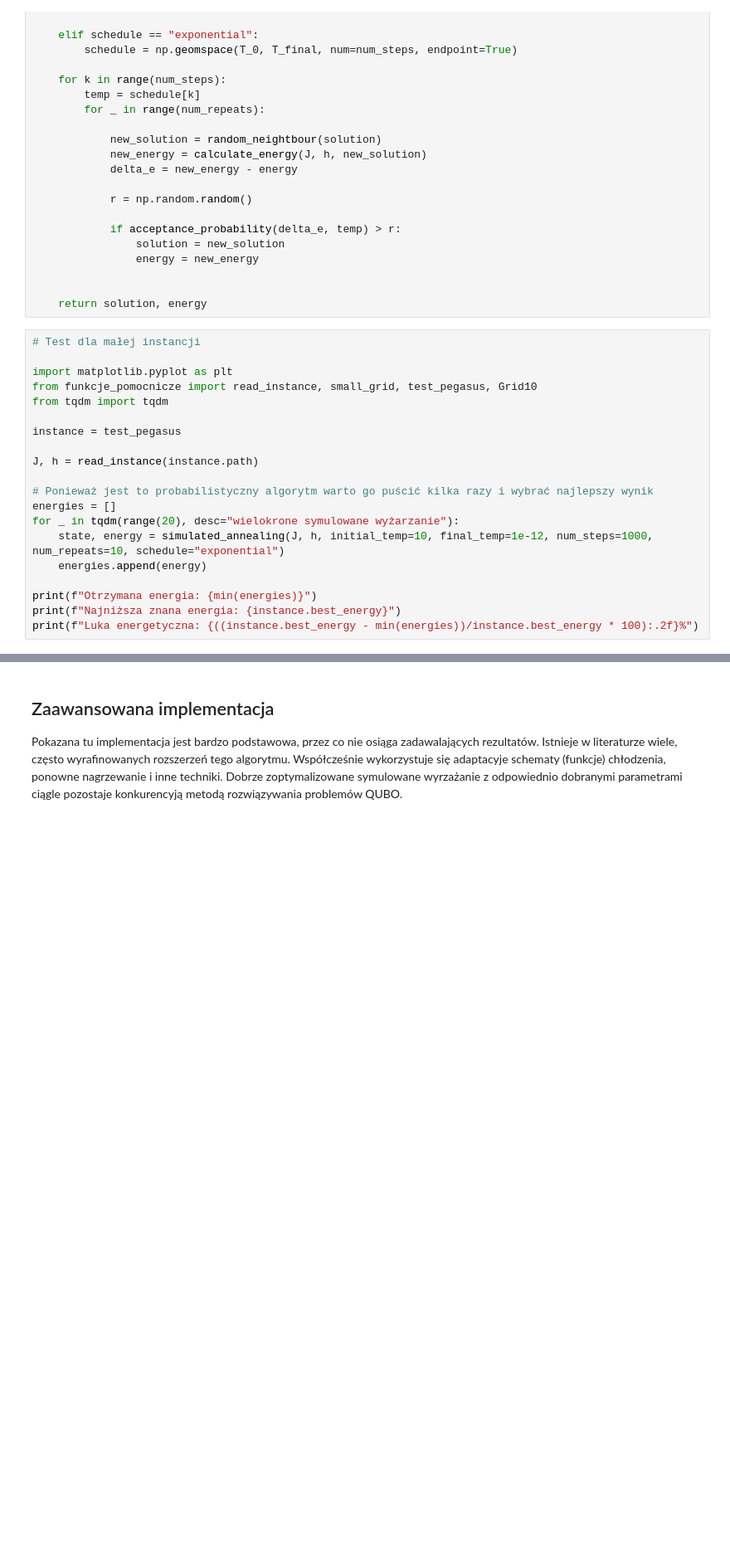
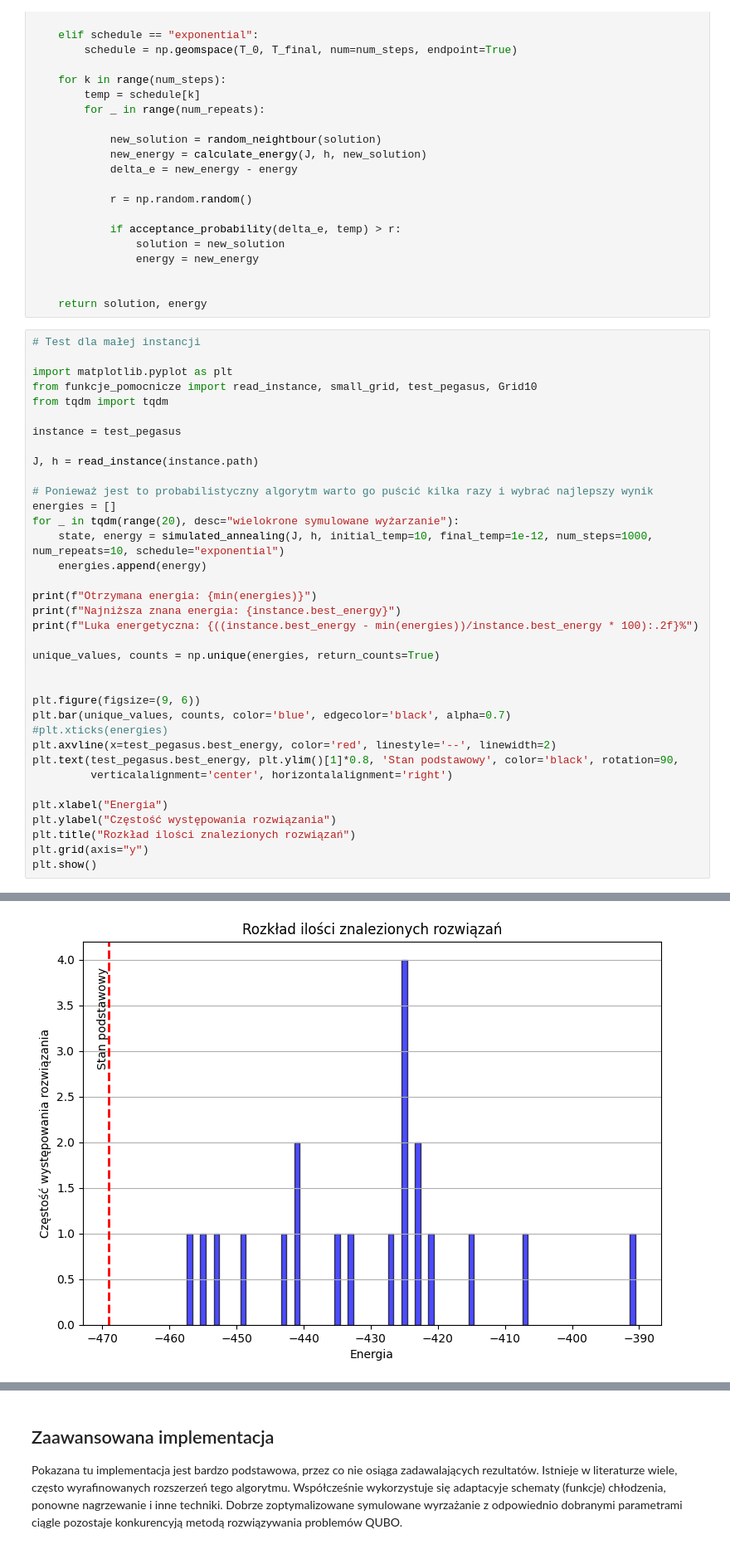
Before and after one commit to iitis/AkademiaSztukiKwantowej, a Jupyter notebook: classical_and_quantum_annealing/Algorytm_symulowanego_wyżarzania.ipynb, the cells around one changed output, grey strips where cells are left out. Shown at 83% size. Drawn from its saved outputs; the diff is of its cells as text; blank space fills up the shorter version.

```diff
--- a/classical_and_quantum_annealing/Algorytm_symulowanego_wyżarzania.ipynb
+++ b/classical_and_quantum_annealing/Algorytm_symulowanego_wyżarzania.ipynb
@@ -118,4 +118,20 @@ for _ in tqdm(range(20), desc="wielokrone symulowane wyżarzanie"):
 print(f"Otrzymana energia: {min(energies)}")
 print(f"Najniższa znana energia: {instance.best_energy}")
 print(f"Luka energetyczna: {((instance.best_energy - min(energies))/instance.best_energy * 100):.2f}%")
+
+unique_values, counts = np.unique(energies, return_counts=True)
+
+
+plt.figure(figsize=(9, 6))
+plt.bar(unique_values, counts, color='blue', edgecolor='black', alpha=0.7)
+#plt.xticks(energies)
+plt.axvline(x=test_pegasus.best_energy, color='red', linestyle='--', linewidth=2)
+plt.text(test_pegasus.best_energy, plt.ylim()[1]*0.8, 'Stan podstawowy', color='black', rotation=90,
+         verticalalignment='center', horizontalalignment='right')
+
+plt.xlabel("Energia")
+plt.ylabel("Częstość występowania rozwiązania")
+plt.title("Rozkład ilości znalezionych rozwiązań")
+plt.grid(axis="y")
+plt.show()
 # %% [output]
@@ -124,0 +141 @@ Luka energetyczna: 3.41%
+[figure, added]
```
Also changed, not shown: parts of 6 cells of this notebook, 2 other files.
